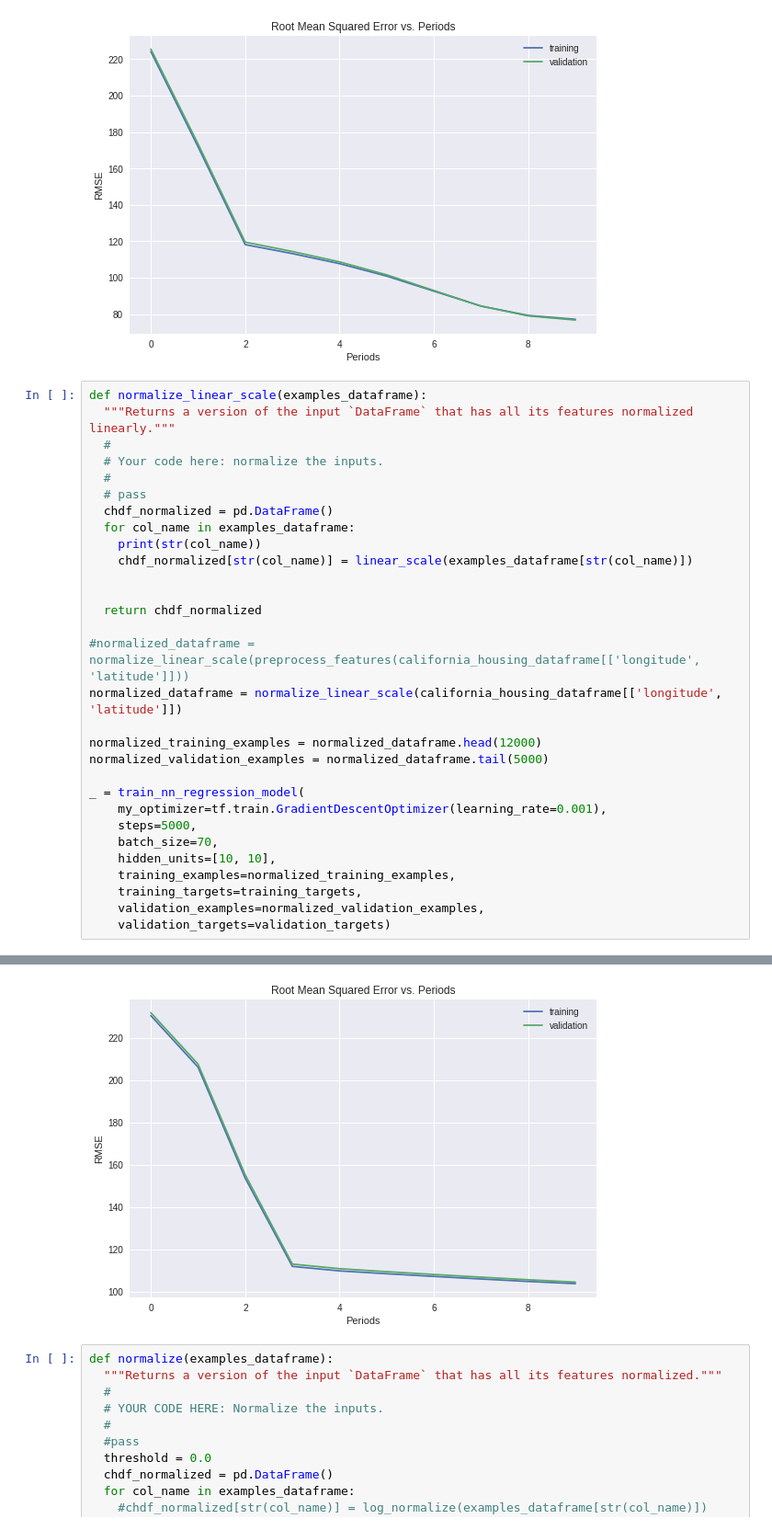
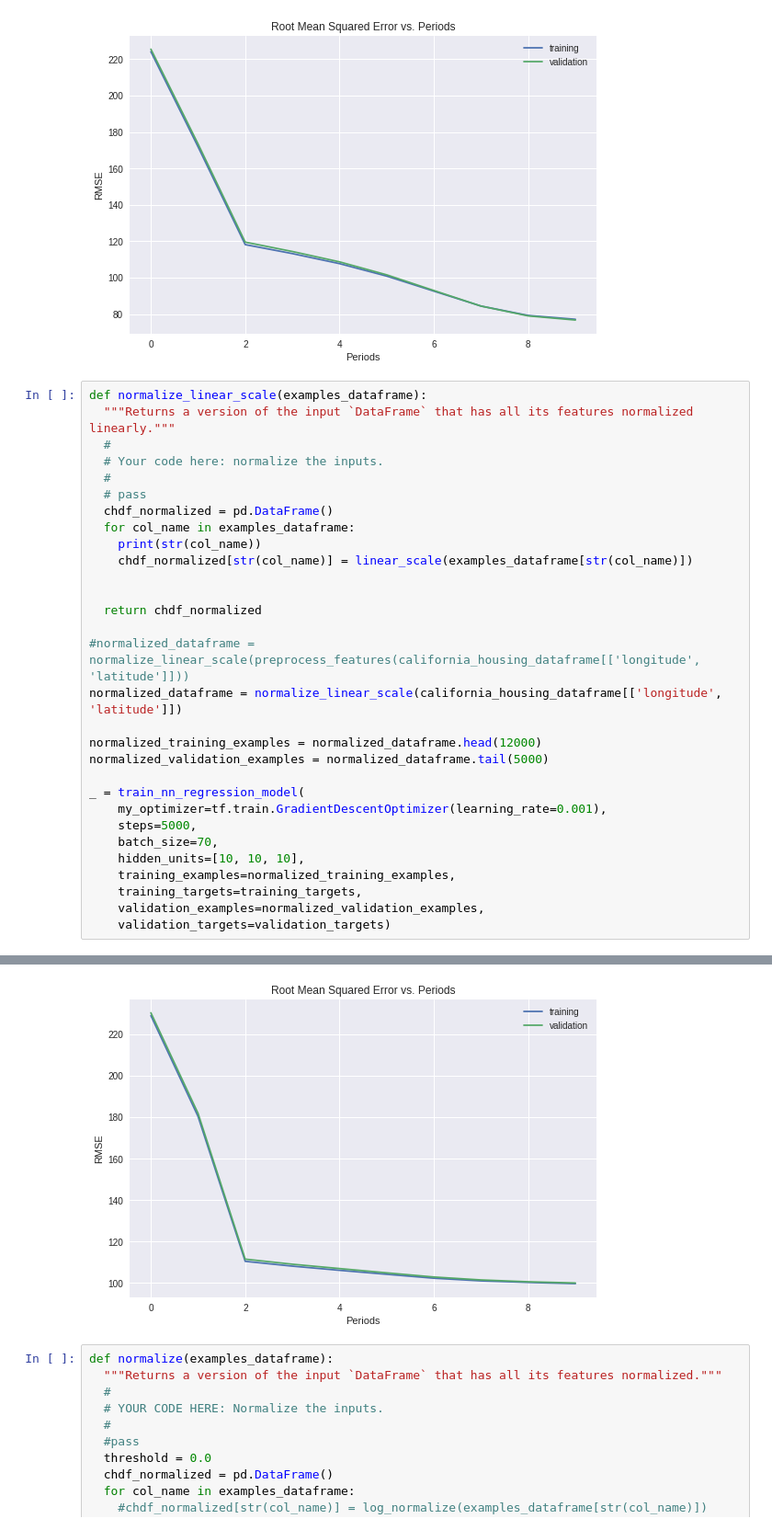
Before and after one commit to tenvol/tsf00, a Jupyter notebook: improving_neural_net_performance.ipynb, the cells around one changed output, grey strips where cells are left out. Shown at 92% size. Cells and saved outputs as stored; diff of their text form.

```diff
--- a/improving_neural_net_performance.ipynb
+++ b/improving_neural_net_performance.ipynb
@@ -1096,7 +1096,7 @@ _ = train_nn_regression_model(
     my_optimizer=tf.train.GradientDescentOptimizer(learning_rate=0.001),
     steps=5000,
     batch_size=70,
-    hidden_units=[10, 10],
+    hidden_units=[10, 10, 10],
     training_examples=normalized_training_examples,
     training_targets=training_targets,
     validation_examples=normalized_validation_examples,
@@ -1122,4 +1122,4 @@ Final RMSE (on validation data): 104.50
-[figure, old version]
+[figure, new version]
 # %%
 def normalize(examples_dataframe):
   """Returns a version of the input `DataFrame` that has all its features normalized."""
```
Also changed, not shown: parts of 3 cells of this notebook.
